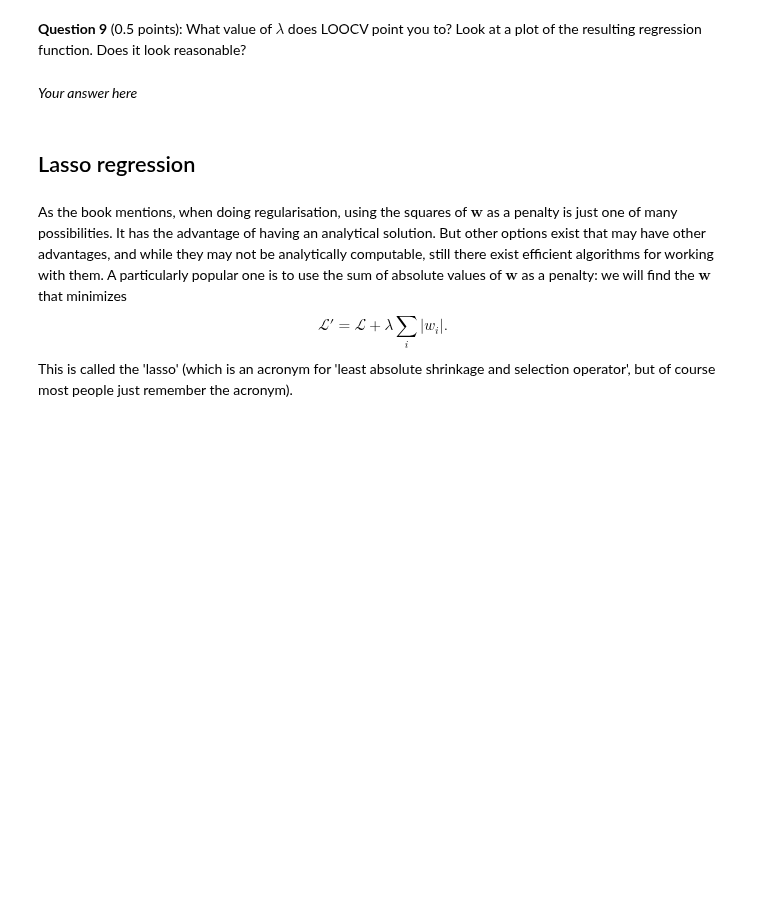
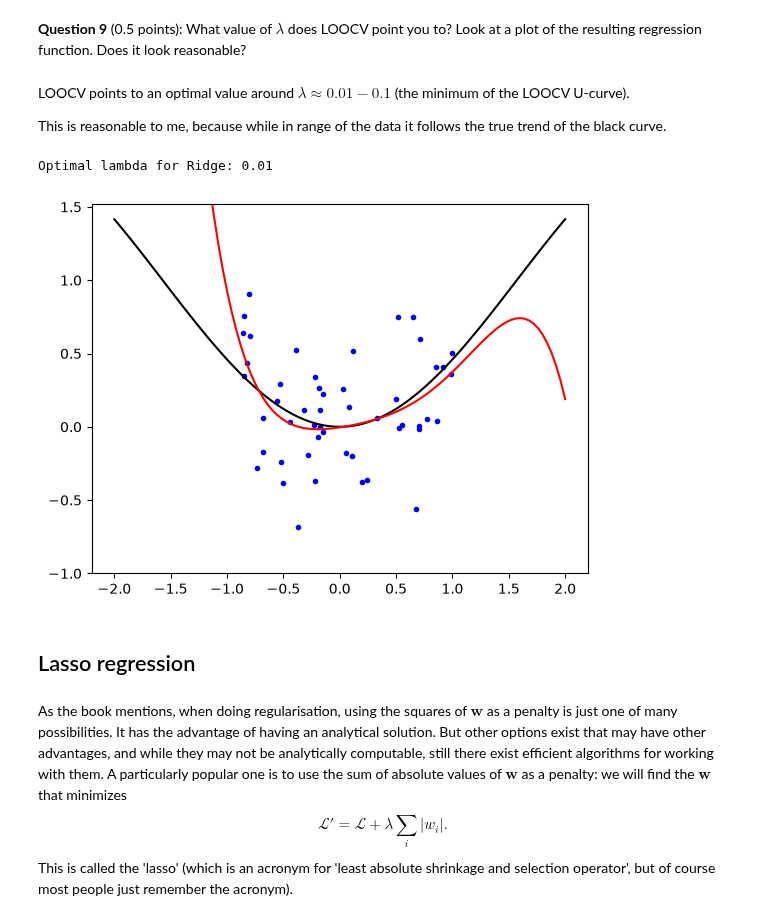
Before and after one commit to Maxouwe/MLBiihh, a Jupyter notebook: ML2026_assignment1.ipynb, the cells around one changed output. Drawn from its saved outputs; the diff is of its cells as text; code cells hidden in the pictures; blank space fills up the shorter version.

```diff
--- a/ML2026_assignment1.ipynb
+++ b/ML2026_assignment1.ipynb
@@ -260,4 +296,2 @@ plt.show()
 # %% [markdown]
 **Question 9** (0.5 points): What value of $\lambda$ does LOOCV point you to? Look at a plot of the resulting regression function. Does it look reasonable?
-# %% [markdown]
-*Your answer here*
@@ -266,3 +298,18 @@ plt.show()
+# %% [markdown]
+LOOCV points to an optimal value around $\lambda \approx 0.01 - 0.1$ (the minimum of the LOOCV U-curve).
+
+This is reasonable to me, because while in range of the data it follows the true trend of the black curve.
+# %%
+# Identify the optimal lambda from Ridge LOOCV
+best_lambda_ridge = lambdas[np.argmin(losses)]
+print(f"Optimal lambda for Ridge: {best_lambda_ridge}")
+
+# Fit model with the optimal lambda and plot the result
+best_w_ridge = fit_ridge(X, ts, best_lambda_ridge)
+plot_regression_result(xs, ts, best_w_ridge)
+# %% [output]
+Optimal lambda for Ridge: 0.01
+[figure, added]
 # %% [markdown]
 ## Lasso regression
 # %% [markdown]
```
Also changed, not shown: parts of 14 cells of this notebook.
